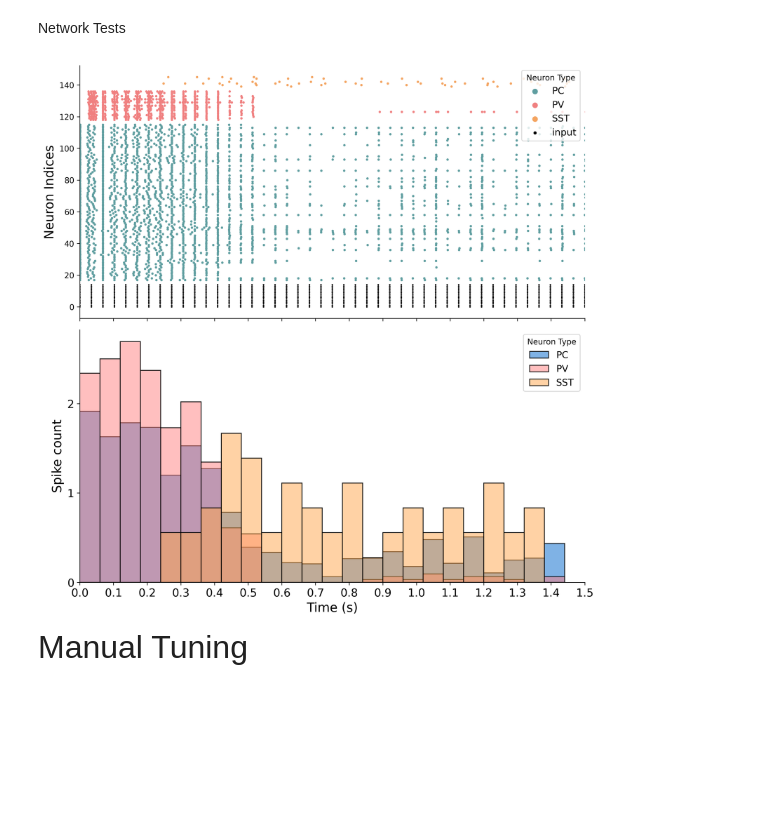
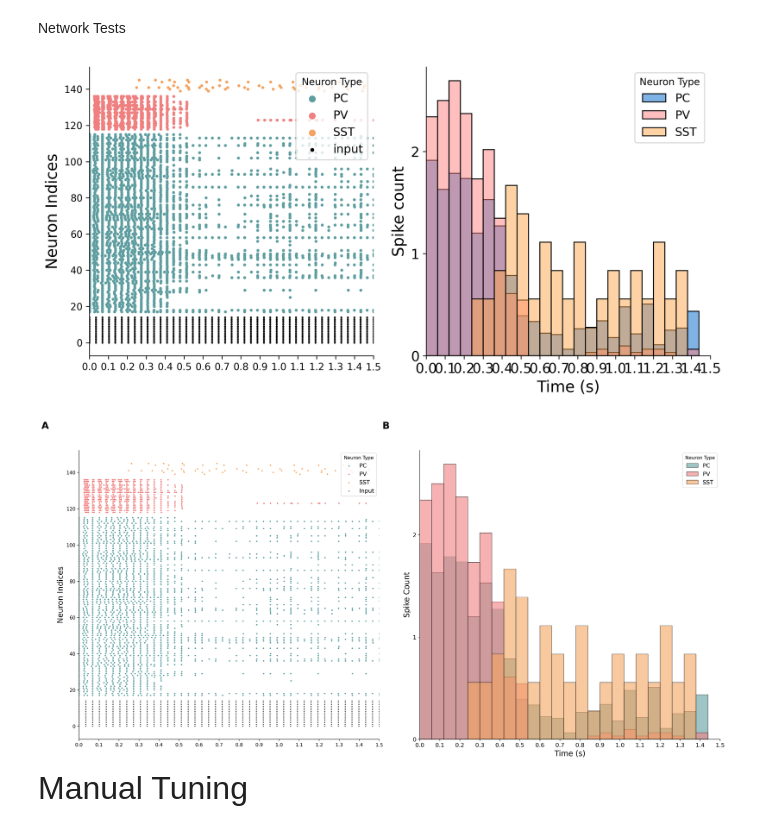
Before and after one commit to Aramatos/dynapse2_adaptation, a Jupyter notebook: Network_analysis.ipynb, the cells around one changed output. Drawn from its saved outputs; the diff is of its cells as text; code cells hidden in the pictures; blank space fills up the shorter version.

```diff
--- a/Network_analysis.ipynb
+++ b/Network_analysis.ipynb
@@ -50,12 +50,11 @@ def run_simulation(neuron_config):
 # %%
 nvn=15
 pvn=20
 pcn=100
 sstn=15
 bin_size=0.060
 duration=1.5
 output_events=np.load(os.path.join(data_type_path, "2023-10-10/pc_pv_s14-12.npy"), allow_pickle=True)
 raster_data=population_data(output_events, nvn, pcn, pvn, sstn)
-plot_network_raster_psth(raster_data,duration, bin_size)
 # %% [output]
-[figure, old version]
+[figure, new version]
@@ -62,3 +123,7 @@ plot_network_raster_psth(raster_data,duration, bin_size)
+# %%
+plot_network_raster_psth(raster_data,duration, bin_size,figsize=(20, 10))
+# %% [output]
+[figure, added]
 # %% [markdown]
 <font size=7> Manual Tuning
 # %%
```
Also changed, not shown: parts of 2 cells of this notebook, 33 other files.
